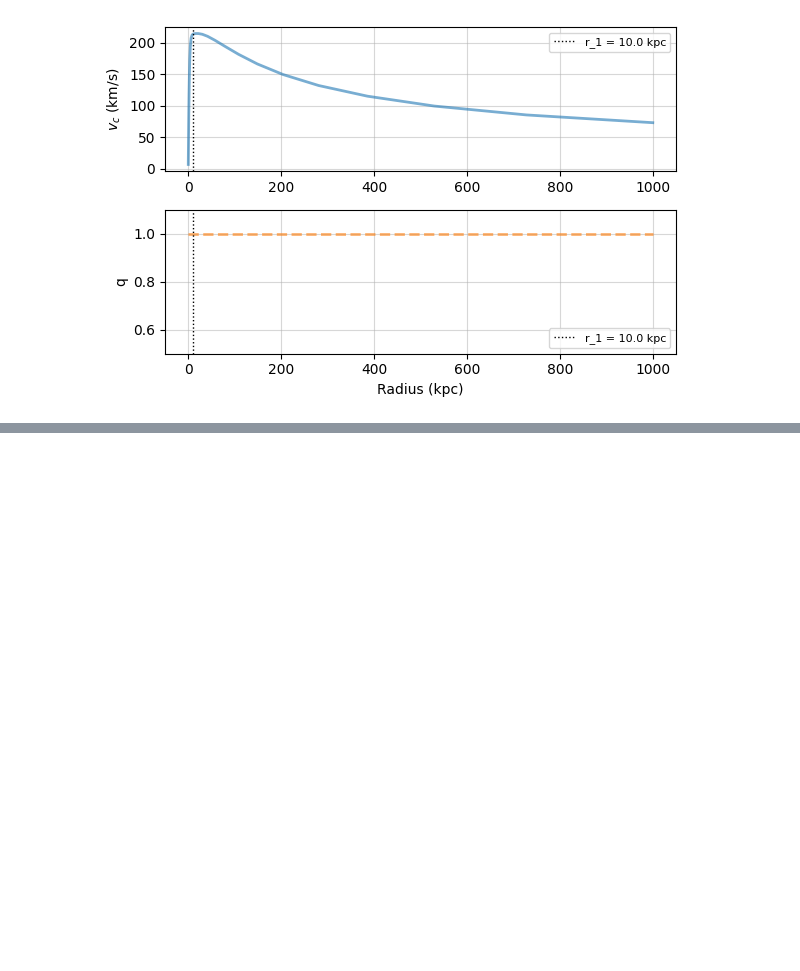
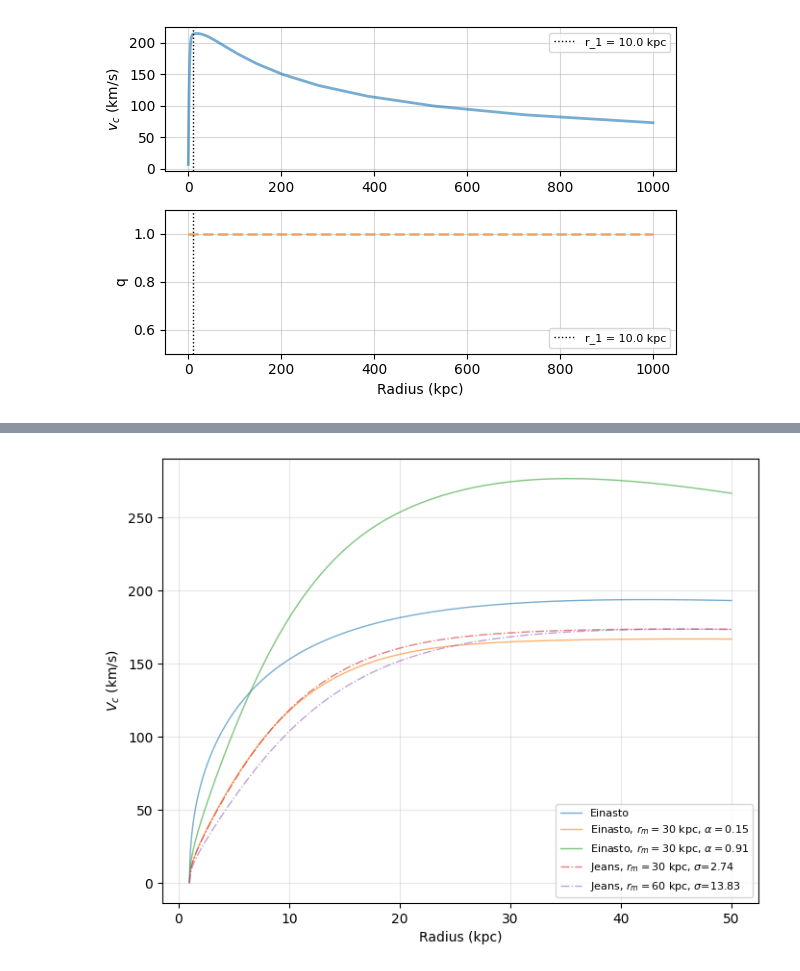
Before and after one commit to AdamSmithOrlik/nonspherical-sidm-jeans-model, a Jupyter notebook: examples/dev.ipynb, the cells around one changed output, grey strips where cells are left out. Saved outputs shown, nothing was run; the diff lists cells and outputs as text; code cells hidden in the pictures; blank space fills up the shorter version.

```diff
--- a/examples/dev.ipynb
+++ b/examples/dev.ipynb
@@ -117,0 +198,19 @@ plt.show()
+# %%
+# plot the density profile first
+r = np.geomspace(1,50, num=100)
+
+plt.figure(figsize=(8,6))
+plt.plot(r, profile_E.V(r, Lmax=0), label='Einasto', c='C0', alpha=0.6, ls='-', lw=1)
+plt.plot(r, profile_E_s1.V(r, Lmax=0), label=f'Einasto, $r_m={rm_E}$ kpc, $\\alpha={alpha1}$', c='C1', alpha=0.6, ls='-', lw=1)
+plt.plot(r, profile_E_s2.V(r, Lmax=0), label=f'Einasto, $r_m={rm_E}$ kpc, $\\alpha={alpha2}$', c='C2', alpha=0.6, ls='-', lw=1)
+plt.plot(r, profile_s1.V(r, Lmax=0), label=f'Jeans, $r_m={rm_s1}$ kpc, $\\sigma$={profile_s1.cross_section():.2f}', c='C3', alpha=0.6, ls='-.', lw=1)
+plt.plot(r, profile_s2.V(r, Lmax=0), label=f'Jeans, $r_m={rm_s2}$ kpc, $\\sigma$={profile_s2.cross_section():.2f}', c='C4', alpha=0.6, ls='-.', lw=1)
+
+
+plt.xlabel('Radius (kpc)')
+plt.ylabel('$V_c$ (km/s)')
+plt.grid(True, which='major', alpha=0.3, axis='both')
+plt.legend(fontsize=8)
+plt.show()
+# %% [output]
+[figure, added]
```
Also changed, not shown: parts of 11 cells of this notebook.
